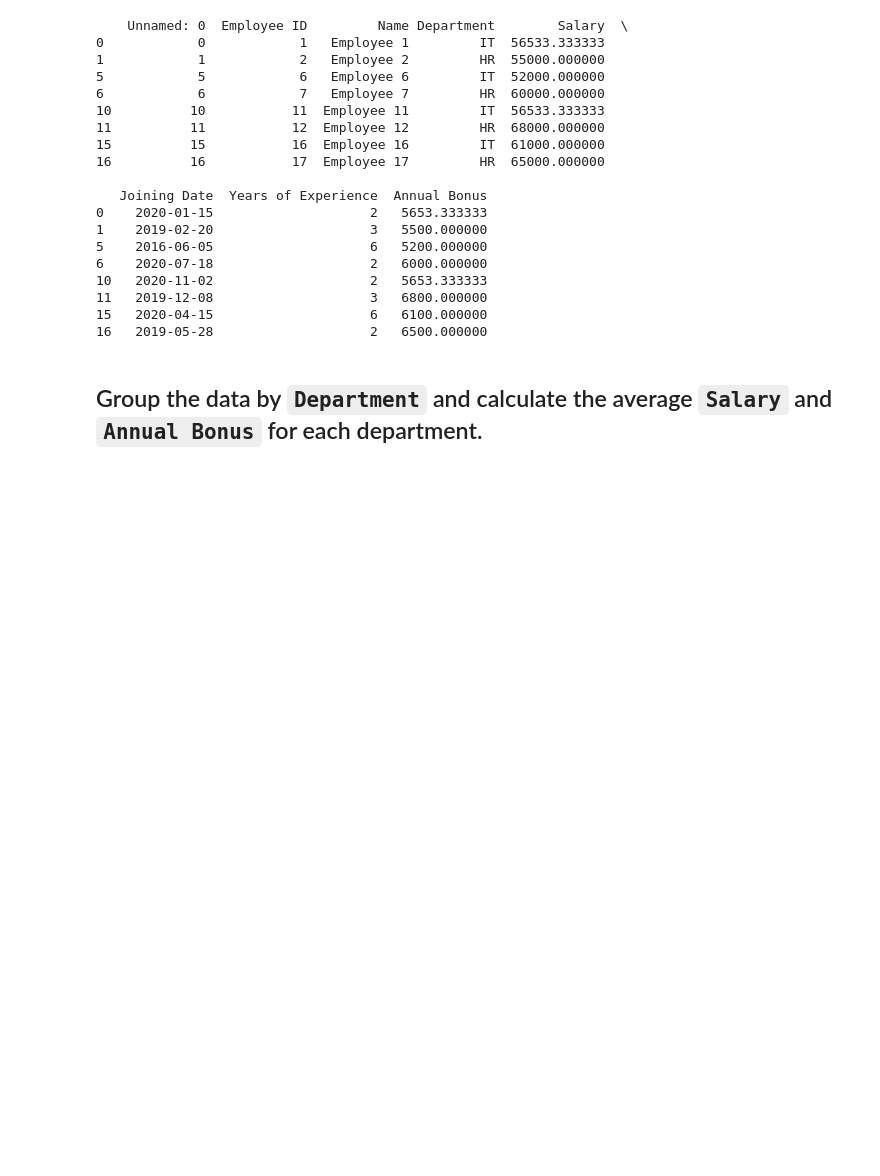
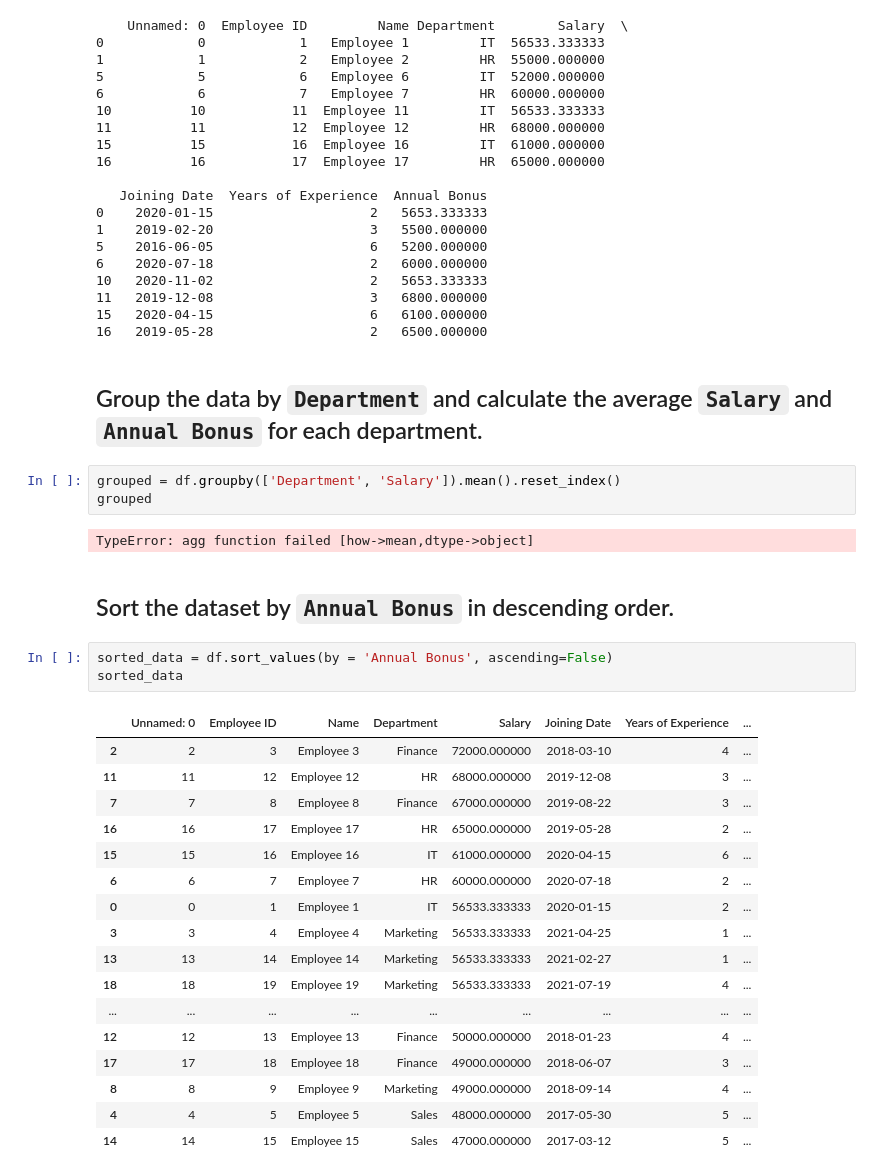
Before and after one commit to ECO786786/emma_collins_pandas_test, a Jupyter notebook: notebooks/data_transformation.ipynb, the cells around one changed output. Cells and saved outputs as stored; diff of their text form; blank space fills up the shorter version.

```diff
--- a/notebooks/data_transformation.ipynb
+++ b/notebooks/data_transformation.ipynb
@@ -61,3 +61,31 @@ print(it_hr_employees)
 16   2019-05-28                    2   6500.000000
 # %% [markdown]
 ## Group the data by `Department` and calculate the average `Salary` and `Annual Bonus` for each department.
+# %%
+grouped = df.groupby(['Department', 'Salary']).mean().reset_index()
+grouped
+# %% [output]
+TypeError: agg function failed [how->mean,dtype->object]
+# %% [markdown]
+## Sort the dataset by `Annual Bonus` in descending order.
+# %%
+sorted_data = df.sort_values(by = 'Annual Bonus', ascending=False)
+sorted_data
+# %% [output]
+|  | Unnamed: 0 | Employee ID | Name | Department | Salary | Joining Date | Years of Experience | ... |
+| 2 | 2 | 3 | Employee 3 | Finance | 72000.000000 | 2018-03-10 | 4 | ... |
+| 11 | 11 | 12 | Employee 12 | HR | 68000.000000 | 2019-12-08 | 3 | ... |
+| 7 | 7 | 8 | Employee 8 | Finance | 67000.000000 | 2019-08-22 | 3 | ... |
+| 16 | 16 | 17 | Employee 17 | HR | 65000.000000 | 2019-05-28 | 2 | ... |
+| 15 | 15 | 16 | Employee 16 | IT | 61000.000000 | 2020-04-15 | 6 | ... |
+| 6 | 6 | 7 | Employee 7 | HR | 60000.000000 | 2020-07-18 | 2 | ... |
+| 0 | 0 | 1 | Employee 1 | IT | 56533.333333 | 2020-01-15 | 2 | ... |
+| 3 | 3 | 4 | Employee 4 | Marketing | 56533.333333 | 2021-04-25 | 1 | ... |
+| 13 | 13 | 14 | Employee 14 | Marketing | 56533.333333 | 2021-02-27 | 1 | ... |
+| 18 | 18 | 19 | Employee 19 | Marketing | 56533.333333 | 2021-07-19 | 4 | ... |
+| ... | ... | ... | ... | ... | ... | ... | ... | ... |
+| 12 | 12 | 13 | Employee 13 | Finance | 50000.000000 | 2018-01-23 | 4 | ... |
+| 17 | 17 | 18 | Employee 18 | Finance | 49000.000000 | 2018-06-07 | 3 | ... |
+| 8 | 8 | 9 | Employee 9 | Marketing | 49000.000000 | 2018-09-14 | 4 | ... |
+| 4 | 4 | 5 | Employee 5 | Sales | 48000.000000 | 2017-05-30 | 5 | ... |
+| 14 | 14 | 15 | Employee 15 | Sales | 47000.000000 | 2017-03-12 | 5 | ... |
```
